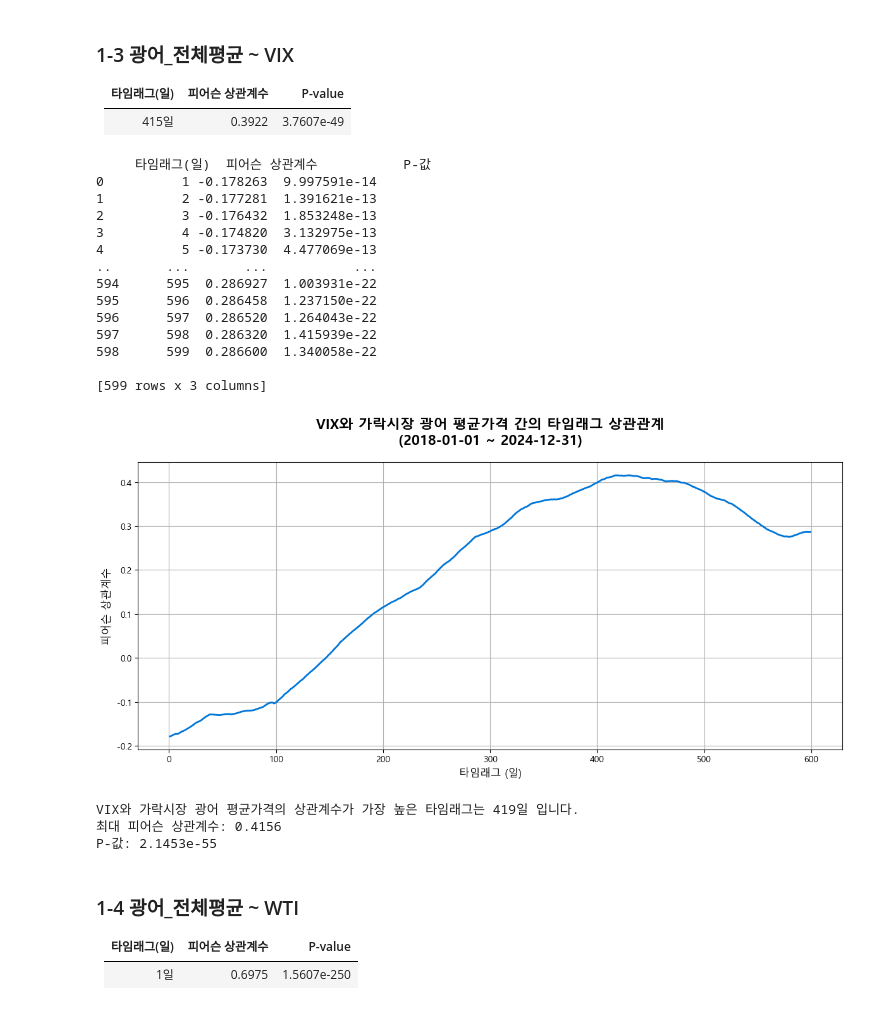
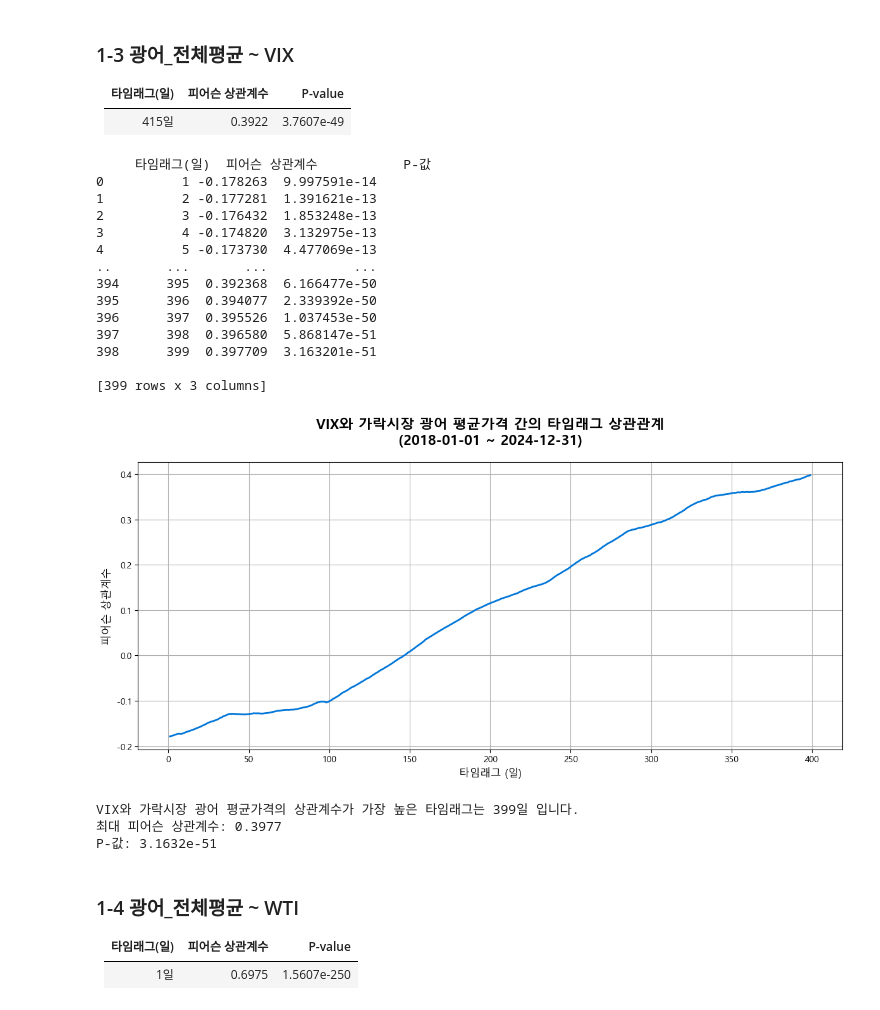
Before and after one commit to vhf1030/Pisces, a Jupyter notebook: notebooks/타임래그_분석/변수별_타임래그_광어.ipynb, the cells around one changed output. Cells and saved outputs as stored; diff of their text form; code cells hidden in the pictures.

```diff
--- a/notebooks/타임래그_분석/변수별_타임래그_광어.ipynb
+++ b/notebooks/타임래그_분석/변수별_타임래그_광어.ipynb
@@ -252,7 +252,7 @@ df_flatfish = df_price[
 df_merged = pd.merge(df_flatfish, df_economy, left_on='priceDate', right_on='날짜', how='inner')
 
 # 타임래그 리스트
-time_lags = range(1, 600)
+time_lags = range(1, 400)
 
 # 결과 저장 리스트
 correlations = []
@@ -460,7 +460,7 @@ df_flatfish = df_price[
 df_merged = pd.merge(df_flatfish, df_economy, left_on='priceDate', right_on='날짜', how='inner')
 
 # 타임래그 리스트
-time_lags = range(1, 1600)
+time_lags = range(1, 400)
 
 # 결과 저장 리스트
 correlations = []
@@ -1201,7 +1201,7 @@ df_flatfish = df_price[
 df_merged = pd.merge(df_flatfish, df_economy, left_on='priceDate', right_on='날짜', how='inner')
 
 # 타임래그 리스트
-time_lags = range(1, 600)
+time_lags = range(1, 400)
 
 # 결과 저장 리스트
 correlations = []
@@ -1240,43 +1240,43 @@ plt.plot(result_df['타임래그(일)'], result_df['피어슨 상관계수'],
          )
 plt.title(f'VIX와 가락시장 광어 평균가격 간의 타임래그 상관관계\n({start_date} ~ {end_date})',
          fontsize=16,        # 타이틀 크기
          pad=20,            # 타이틀과 그래프 사이 여백
          fontweight='bold'  # 글씨 굵기
         )
 plt.xlabel('타임래그 (일)', fontsize=12)
 plt.ylabel('피어슨 상관계수', fontsize=12)
 plt.grid(True)
 plt.tight_layout()
 ## plt.savefig('vix_flatfish_correlation_plot.png')
 plt.show()
 
 # 상관계수가 가장 높은 타임래그 확인
 max_correlation = result_df['피어슨 상관계수'].max()
 max_lag = result_df.loc[result_df['피어슨 상관계수'] == max_correlation, '타임래그(일)'].values[0]
 max_pvalue = result_df.loc[result_df['피어슨 상관계수'] == max_correlation, 'P-값'].values[0]
 
 print(f'VIX와 가락시장 광어 평균가격의 상관계수가 가장 높은 타임래그는 {max_lag}일 입니다.')
 print(f'최대 피어슨 상관계수: {max_correlation:.4f}')
 print(f'P-값: {max_pvalue:.4e}')
 # %% [output]
      타임래그(일)  피어슨 상관계수           P-값
 0          1 -0.178263  9.997591e-14
 1          2 -0.177281  1.391621e-13
 2          3 -0.176432  1.853248e-13
 3          4 -0.174820  3.132975e-13
 4          5 -0.173730  4.477069e-13
 ..       ...       ...           ...
-594      595  0.286927  1.003931e-22
-595      596  0.286458  1.237150e-22
-596      597  0.286520  1.264043e-22
-597      598  0.286320  1.415939e-22
-598      599  0.286600  1.340058e-22
+394      395  0.392368  6.166477e-50
+395      396  0.394077  2.339392e-50
+396      397  0.395526  1.037453e-50
+397      398  0.396580  5.868147e-51
+398      399  0.397709  3.163201e-51
 
-[599 rows x 3 columns]
+[399 rows x 3 columns]
-[figure, old version]
+[figure, new version]
-VIX와 가락시장 광어 평균가격의 상관계수가 가장 높은 타임래그는 419일 입니다.
-최대 피어슨 상관계수: 0.4156
-P-값: 2.1453e-55
+VIX와 가락시장 광어 평균가격의 상관계수가 가장 높은 타임래그는 399일 입니다.
+최대 피어슨 상관계수: 0.3977
+P-값: 3.1632e-51
 # %% [markdown]
 ### 1-4 광어_전체평균 ~ WTI
 
```
Also changed, not shown: parts of 2 cells of this notebook, 3 other files.
